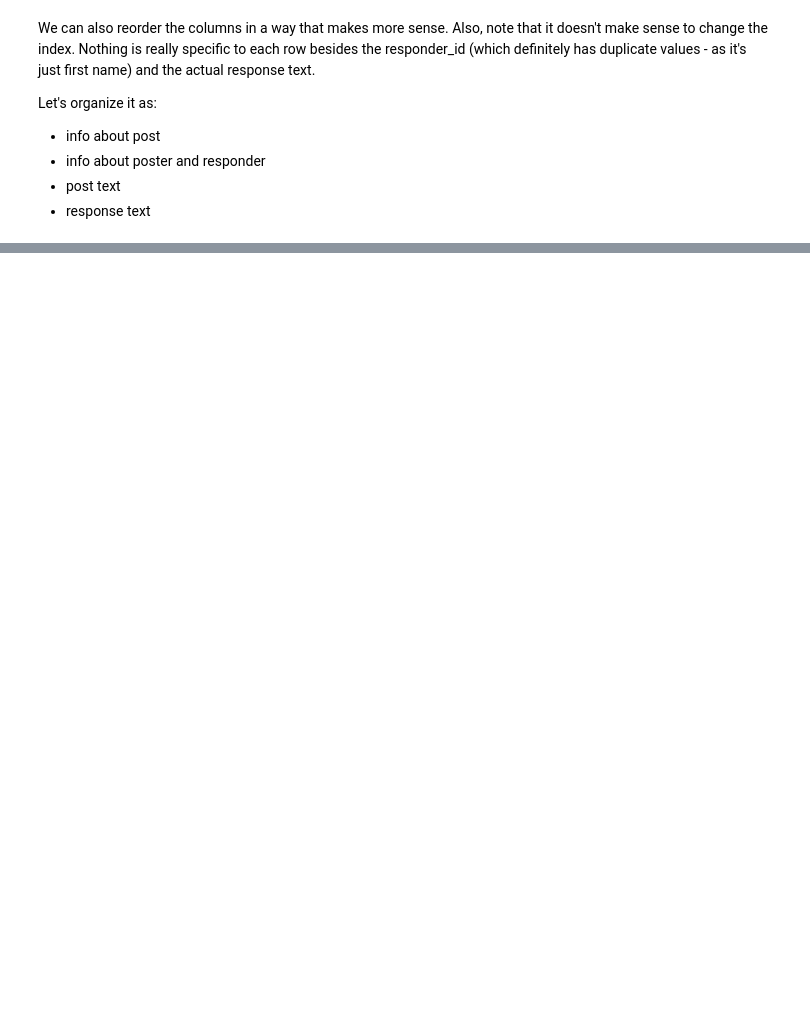
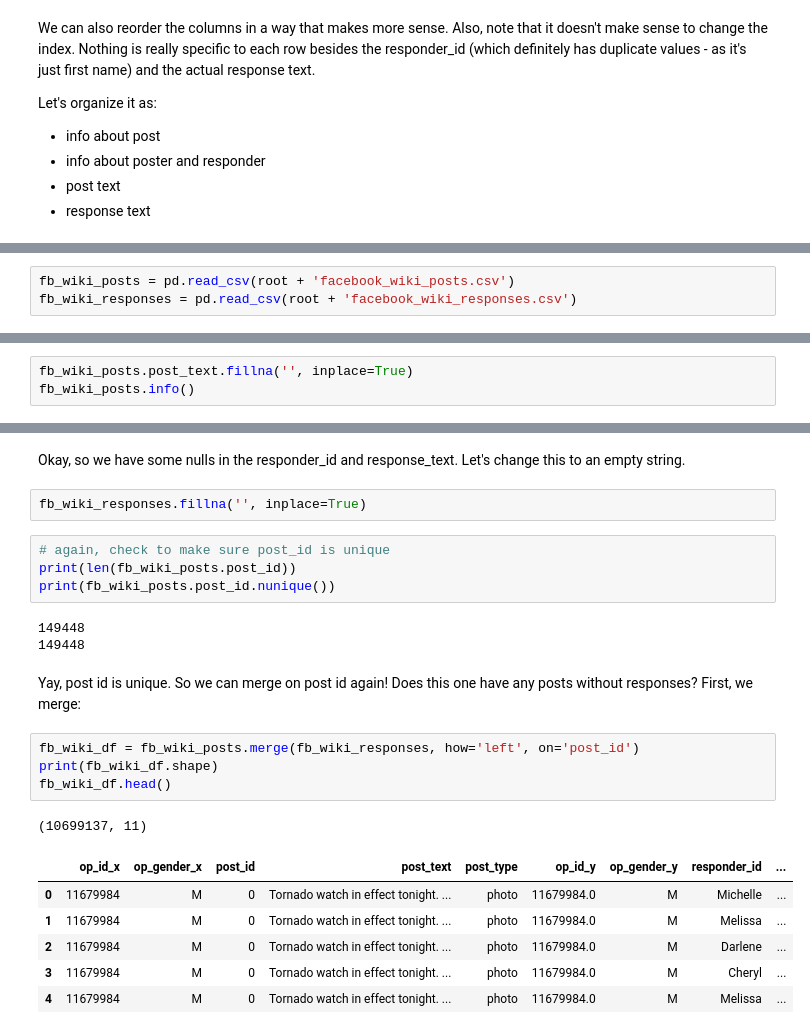
Before and after one commit to Data-Science-for-Linguists-2019/Gendered-Interaction-Online, a Jupyter notebook: exploratory_data_analysis/modifying_dataset.ipynb, the cells around one changed output, grey strips where cells are left out. Cells and saved outputs as stored; diff of their text form; blank space fills up the shorter version.

Commit message:
combined datasets for fb wiki

```diff
--- a/exploratory_data_analysis/modifying_dataset.ipynb
+++ b/exploratory_data_analysis/modifying_dataset.ipynb
@@ -172,0 +218,3 @@ fb_posts_and_responses.head()
+# %%
+fb_wiki_posts = pd.read_csv(root + 'facebook_wiki_posts.csv')
+fb_wiki_responses = pd.read_csv(root + 'facebook_wiki_responses.csv')
@@ -172,0 +232,3 @@ fb_posts_and_responses.head()
+# %%
+fb_wiki_posts.post_text.fillna('', inplace=True)
+fb_wiki_posts.info()
@@ -172,0 +270,25 @@ fb_posts_and_responses.head()
+# %% [markdown]
+Okay, so we have some nulls in the responder_id and response_text. Let's change this to an empty string.
+# %%
+fb_wiki_responses.fillna('', inplace=True)
+# %%
+# again, check to make sure post_id is unique
+print(len(fb_wiki_posts.post_id))
+print(fb_wiki_posts.post_id.nunique())
+# %% [output]
+149448
+149448
+# %% [markdown]
+Yay, post id is unique. So we can merge on post id again! Does this one have any posts without responses? First, we merge:
+# %%
+fb_wiki_df = fb_wiki_posts.merge(fb_wiki_responses, how='left', on='post_id')
+print(fb_wiki_df.shape)
+fb_wiki_df.head()
+# %% [output]
+(10699137, 11)
+|  | op_id_x | op_gender_x | post_id | post_text | post_type | op_id_y | op_gender_y | responder_id | ... |
+| 0 | 11679984 | M | 0 | Tornado watch in effect tonight. ... | photo | 11679984.0 | M | Michelle | ... |
+| 1 | 11679984 | M | 0 | Tornado watch in effect tonight. ... | photo | 11679984.0 | M | Melissa | ... |
+| 2 | 11679984 | M | 0 | Tornado watch in effect tonight. ... | photo | 11679984.0 | M | Darlene | ... |
+| 3 | 11679984 | M | 0 | Tornado watch in effect tonight. ... | photo | 11679984.0 | M | Cheryl | ... |
+| 4 | 11679984 | M | 0 | Tornado watch in effect tonight. ... | photo | 11679984.0 | M | Melissa | ... |
```
Also changed, not shown: parts of 30 cells of this notebook.
